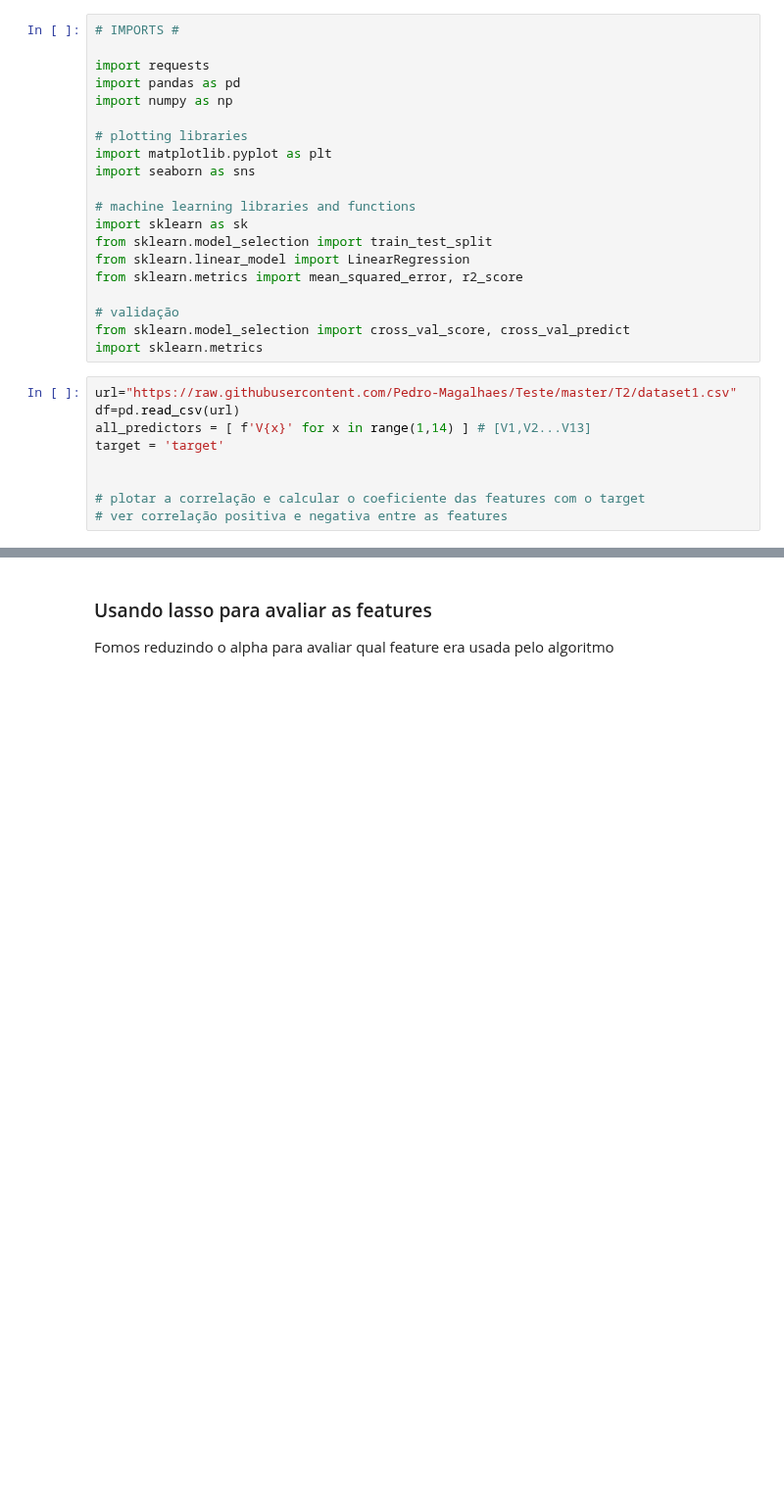
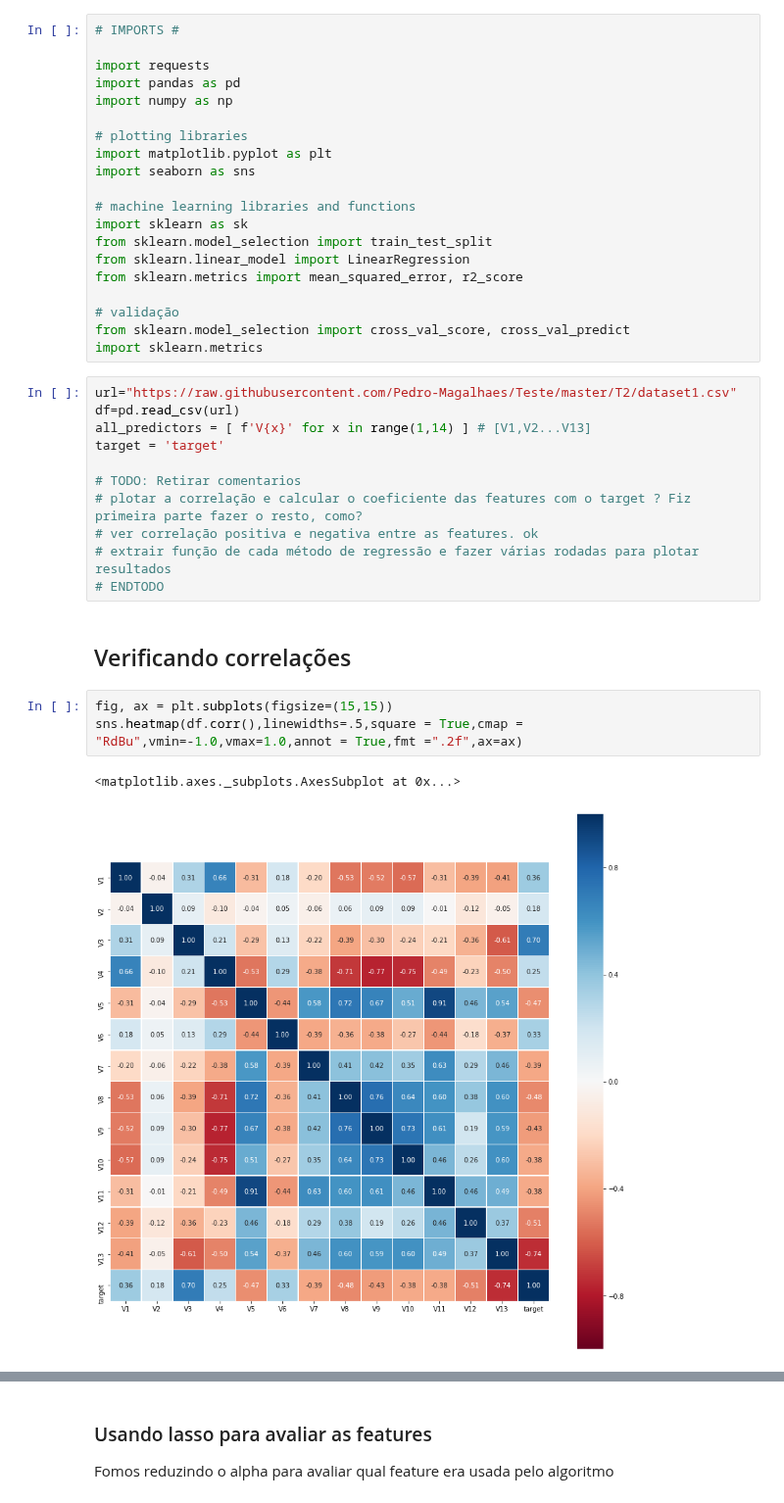
Before and after one commit to Pedro-Magalhaes/Teste, a Jupyter notebook: T2/T2_1.ipynb, the cells around one changed output, grey strips where cells are left out. Shown at 98% size. Cells and saved outputs as stored; diff of their text form; blank space fills up the shorter version.

Commit message:
Adicionando correlações

```diff
--- a/T2/T2_1.ipynb
+++ b/T2/T2_1.ipynb
@@ -26,6 +26,16 @@ df=pd.read_csv(url)
 all_predictors = [ f'V{x}' for x in range(1,14) ] # [V1,V2...V13]
 target = 'target'
 
-
-# plotar a correlação e calcular o coeficiente das features com o target
-# ver correlação positiva e negativa entre as features
+# TODO: Retirar comentarios
+# plotar a correlação e calcular o coeficiente das features com o target ? Fiz primeira parte fazer o resto, como?
+# ver correlação positiva e negativa entre as features. ok
+# extrair função de cada método de regressão e fazer várias rodadas para plotar resultados
+# ENDTODO
+# %% [markdown]
+## Verificando correlações
+# %%
+fig, ax = plt.subplots(figsize=(15,15))
+sns.heatmap(df.corr(),linewidths=.5,square = True,cmap = "RdBu",vmin=-1.0,vmax=1.0,annot = True,fmt =".2f",ax=ax)
+# %% [output]
+<matplotlib.axes._subplots.AxesSubplot at 0x...>
+[figure, added]
```
Also changed, not shown: parts of 7 cells of this notebook.
